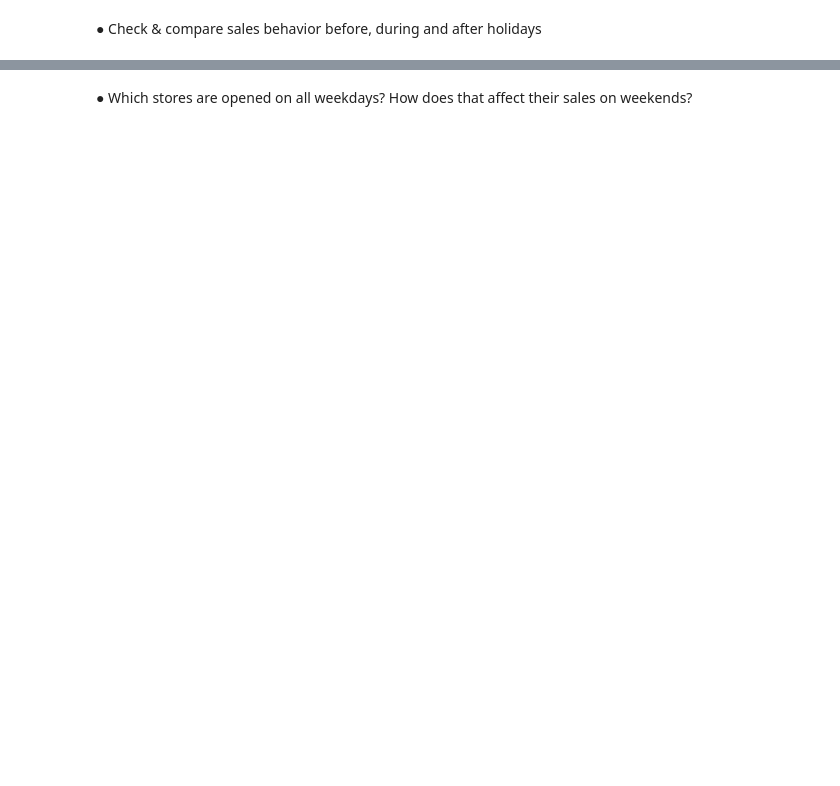
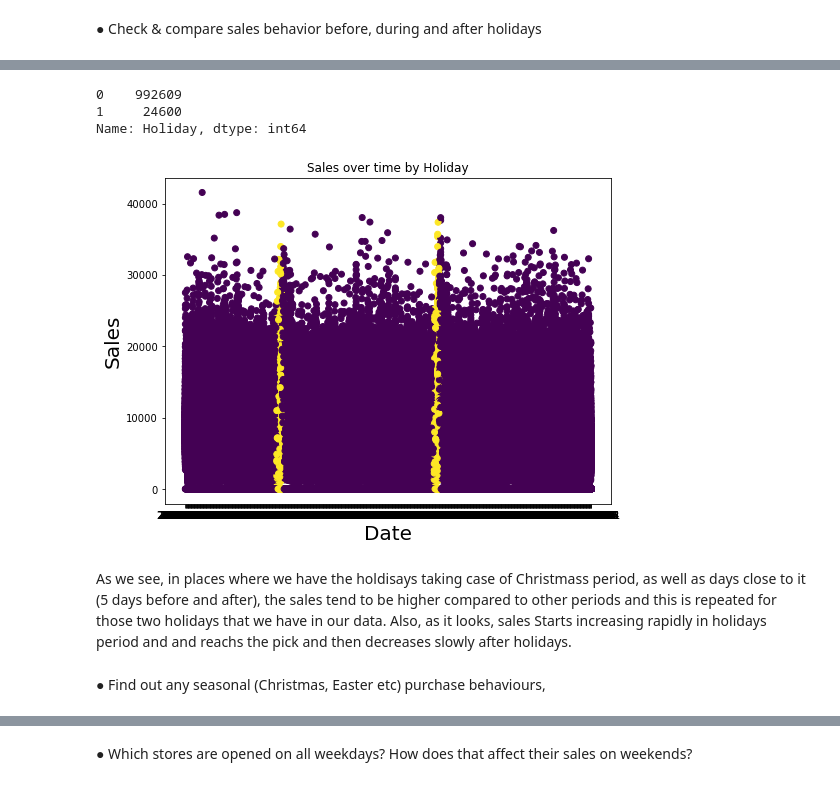
Before and after one commit to neliphaz45/Prediction-of-Store-Sales, a Jupyter notebook: Prediction of store sales.ipynb, the cells around one changed output, grey strips where cells are left out. Cells and saved outputs as stored; diff of their text form; code cells hidden in the pictures; blank space fills up the shorter version.

```diff
--- a/Prediction of store sales.ipynb
+++ b/Prediction of store sales.ipynb
@@ -230,2 +221,9 @@ OverflowError: Exceeded cell block limit (set 'agg.path.chunksize' rcparam)
 # %% [markdown]
 ●	Check & compare sales behavior before, during and after holidays
+# %%
+train_data["DateClean"]= pd.to_datetime(train_data["Date"])
+train_data['Day'] = pd.DatetimeIndex(train_data['DateClean']).day
+train_data['Month'] = pd.DatetimeIndex(train_data['DateClean']).month
+train_data['Year'] = pd.DatetimeIndex(train_data['DateClean']).year
+train_data['Month_Day'] = pd.DatetimeIndex(train_data['DateClean']).strftime('%m-%d')
+train_data.head()
@@ -231,0 +244,13 @@ OverflowError: Exceeded cell block limit (set 'agg.path.chunksize' rcparam)
+# %%
+# Creating Holiday variable
+
+train_data["Holiday"] = 0
+mask = train_data['Month_Day'].isin(['12-20', '12-21', '12-22', '12-23', '12-24', '12-25', '12-26', '12-27', '12-28', '12-29', '12-30', '12-31'])
+column_name = 'Holiday'
+train_data.loc[mask, column_name] = 1
+# %%
+train_data.Holiday.value_counts()
+# %% [output]
+0    992609
+1     24600
+Name: Holiday, dtype: int64
@@ -231,0 +259,14 @@ OverflowError: Exceeded cell block limit (set 'agg.path.chunksize' rcparam)
+# %%
+plt.figure(figsize=(8,6))
+plt.scatter(train_data.Date, train_data.Sales, c=train_data.Holiday)
+plt.xlabel("Date", size=20)
+plt.ylabel("Sales", size=20)
+plt.title("Sales over time by Holiday")
+plt.show()
+# %% [output]
+[figure, added]
+# %% [markdown]
+As we see, in places where we have the holdisays taking case of Christmass period,  as well as days close to it (5 days before and after), the sales tend to be higher compared to other periods and this is repeated for those two holidays that we have in our data. Also, as it looks, sales Starts increasing rapidly in holidays period and and reachs the pick and then decreases slowly after holidays.
+# %% [markdown]
+
+●	Find out any seasonal (Christmas, Easter etc) purchase behaviours,
```
Also changed, not shown: parts of 46 cells of this notebook.
